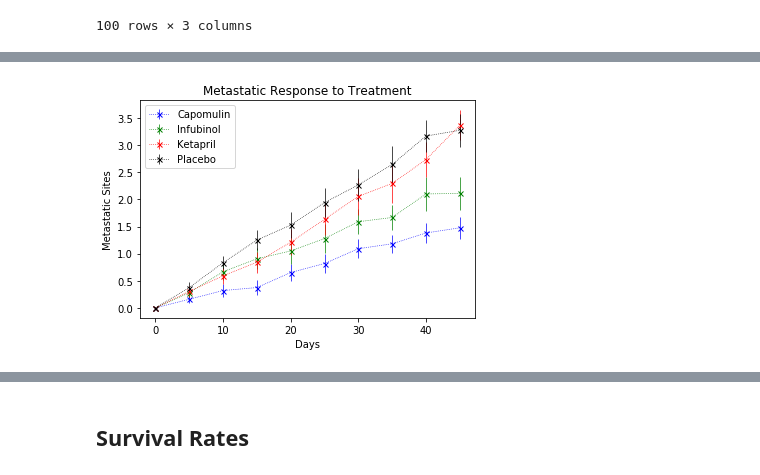
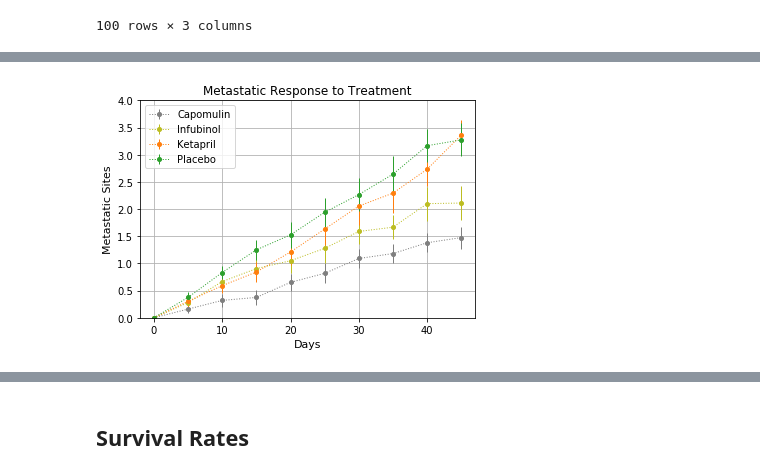
Before and after one commit to AlejandraRosa/Matplotlib-Challenge, a Jupyter notebook: Pymaceuticals/pymaceuticals_starter.ipynb, the cells around one changed output, grey strips where cells are left out. Saved outputs shown, nothing was run; the diff lists cells and outputs as text; code cells hidden in the pictures.

```diff
--- a/Pymaceuticals/pymaceuticals_starter.ipynb
+++ b/Pymaceuticals/pymaceuticals_starter.ipynb
@@ -18,7 +18,7 @@ mouse_drug_data = pd.read_csv(mouse_drug_data_to_load)
 clinical_trail = pd.read_csv(clinical_trial_data_to_load)
 # %%
 # Combine the data into a single dataset
-combined_data = pd.merge(clinical_trail, mouse_drug_data, on="Mouse ID", how="outer")
+combined_data = pd.merge(clinical_trail, mouse_drug_data, on="Mouse ID")
 
 # Display the data table for preview
 combined_data.head()
@@ -163,8 +178,6 @@ metastatic_sem_df
 | 98 | Zoniferol | 40 | 0.299791 |
 | 99 | Zoniferol | 45 | 0.286400 |
 100 rows × 3 columns
-# %%
-metastatic_df.reset_index(inplace=True)
 # %%
 # Minor Data Munging to Re-Format the Data Frames
 # Preview that Reformatting worked
@@ -187,26 +200,33 @@ pivot_metastatic
 pivot_sem_metastatic = metastatic_sem_df.pivot(index="Timepoint", columns="Drug", values="Metastatic Sites SEM")
 # %%
 # Generate the Plot (with Error Bars)
-plt.title("Metastatic Response to Treatment")
+plt.title("Metastatic Response to Treatment", fontsize=12)
 
-plt.errorbar(pivot_metastatic.index, pivot_metastatic["Capomulin"], yerr=pivot_sem_metastatic["Capomulin"],
-             color='blue', marker='x',markersize=5, linestyle=':', linewidth=0.7, label="Capomulin")
+plt.errorbar(pivot_metastatic.index, pivot_metastatic["Capomulin"], yerr=pivot_sem_metastatic["Capomulin"], linewidth=1,
+             marker='o', markersize=4, color='#7f7f7f', linestyle='dotted', label="Capomulin")
 
-plt.errorbar(pivot_metastatic.index, pivot_metastatic['Infubinol'], yerr=pivot_sem_metastatic["Infubinol"],
-             color='green', marker='x', markersize=5, linestyle=':', linewidth=0.7, label="Infubinol")
+plt.errorbar(pivot_metastatic.index, pivot_metastatic['Infubinol'], yerr=pivot_sem_metastatic["Infubinol"], linewidth=1,
+             marker='o', markersize=4, color='#bcbd22', linestyle='dotted', label="Infubinol")
 
-plt.errorbar(pivot_metastatic.index, pivot_metastatic['Ketapril'], yerr=pivot_sem_metastatic["Ketapril"],
-             color='red', marker='x', markersize=5, linestyle=':', linewidth=0.7, label="Ketapril")
+plt.errorbar(pivot_metastatic.index, pivot_metastatic['Ketapril'], yerr=pivot_sem_metastatic["Ketapril"],linewidth=1,
+             marker='o', markersize=4, color='#ff7f0e', linestyle='dotted', label="Ketapril")
 
-plt.errorbar(pivot_metastatic.index, pivot_metastatic['Placebo'], yerr=pivot_sem_metastatic["Placebo"],
-             color='black', marker='x', markersize=5, linestyle=':', linewidth=0.7, label="Placebo")
+plt.errorbar(pivot_metastatic.index, pivot_metastatic['Placebo'], yerr=pivot_sem_metastatic["Placebo"],linewidth=1,
+             marker='o', markersize=4, color='#2ca02c', linestyle='dotted', label="Placebo")
+
+plt.xlim(-2, 47)
+plt.ylim(0,4)
+plt.grid()
 
 plt.legend(loc="best")
-plt.xlabel("Days")
-plt.ylabel("Metastatic Sites")
+plt.xlabel("Days", fontsize=11)
+plt.ylabel("Metastatic Sites", fontsize=11)
+
+plt.savefig("Plots/metastatic_response.png")
+
 plt.show()
 # %% [output]
-[figure, old version]
+[figure, new version]
 # %% [markdown]
 ![Metastatic Spread During Treatment](../Images/spread.png)
 # %% [markdown]
```
Also changed, not shown: parts of 15 cells of this notebook, 4 other files.
